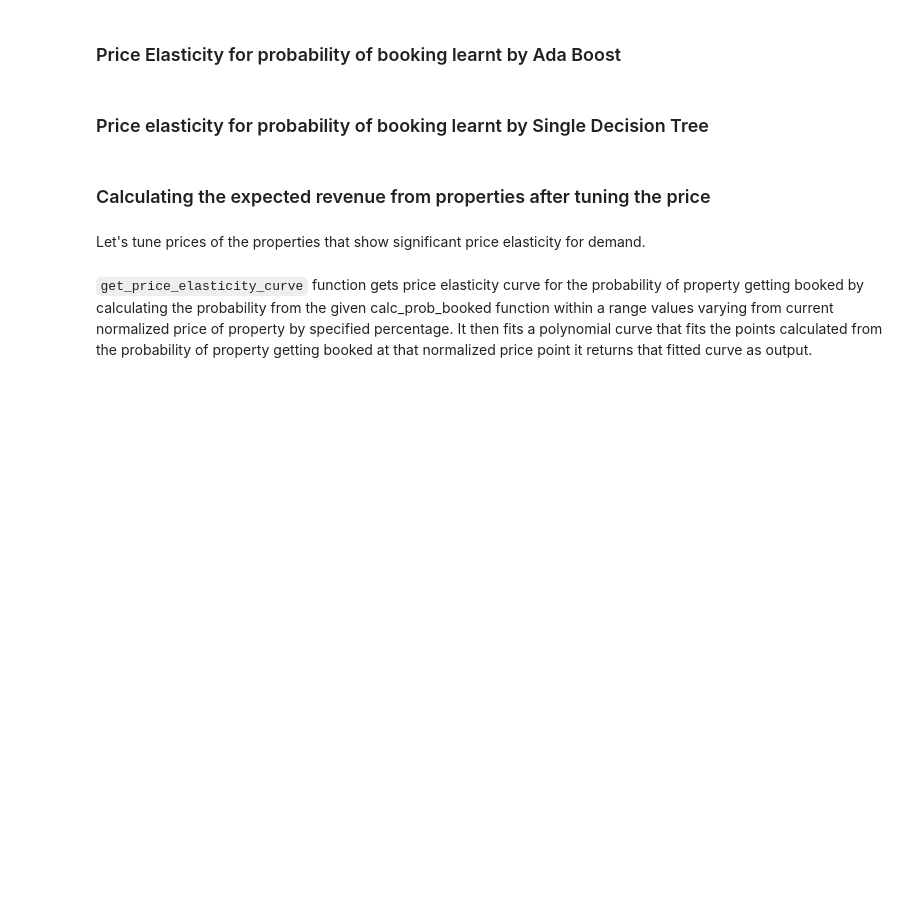
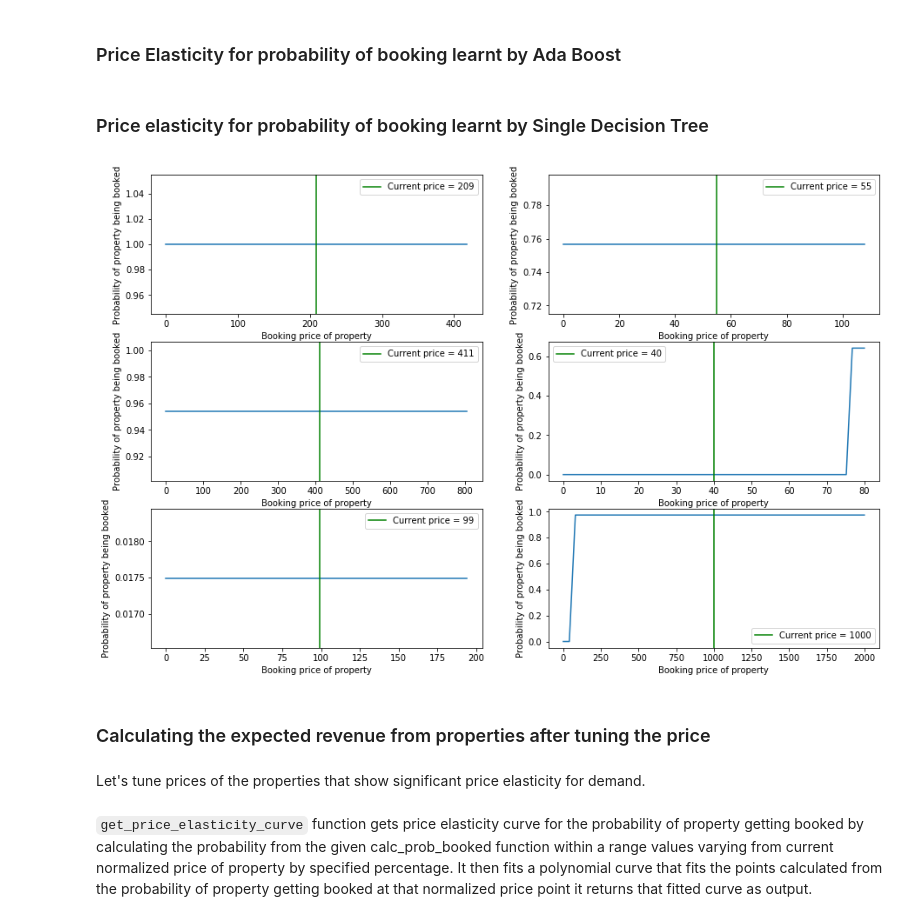
Before and after one commit to patelatharva/Analysis_of_Airbnb_property_listings_dataset, a Jupyter notebook: colab_tuning_booking_price_to_maximize_expected_revenue.ipynb, the cells around one changed output. Saved outputs shown, nothing was run; the diff lists cells and outputs as text; code cells hidden in the pictures; blank space fills up the shorter version.

```diff
--- a/colab_tuning_booking_price_to_maximize_expected_revenue.ipynb
+++ b/colab_tuning_booking_price_to_maximize_expected_revenue.ipynb
@@ -60,4 +71,2 @@ Using TensorFlow backend.
 # %%
-# project_dir = "/content/gdrive/My Drive/Data Scientist/airbnb"
+project_dir = "/content/gdrive/My Drive/Data Scientist/airbnb"
-# %%
-project_dir = "."
@@ -1297,10 +1407,8 @@ def draw_price_elasticity_curves(calc_prob_booked):
       ax[plot_row, plot_col].set_xlabel('Booking price of property')
       current_price_line = ax[plot_row, plot_col].axvline(x=current_price, color='g')
 
-      # Measuring price elasticity
-      elasticity = calculate_price_elasticity(calc_prob_booked, listing)
 
-      ax[plot_row, plot_col].legend((current_price_line, price_elasticity_curve), ('Current price = ' +str(current_price), 'Price elasticity ED = ' +str(round(elasticity, 5))))
+      ax[plot_row, plot_col].legend((current_price_line, ), ('Current price = ' +str(current_price), ))
 
   plt.show()
 # %% [markdown]
@@ -1334,7 +1448,9 @@ draw_price_elasticity_curves(calc_prob_booked_ada)
 # %% [markdown]
 ### Price elasticity for probability of booking learnt by Single Decision Tree
 # %%
-draw_price_elasticity_curves(clac_prob_booked_dtc)
+draw_price_elasticity_curves(calc_prob_booked_dtc)
+# %% [output]
+[figure, added]
 # %% [markdown]
 ### Calculating the expected revenue from properties after tuning the price
 # %% [markdown]
```
Also changed, not shown: parts of 32 cells of this notebook.
